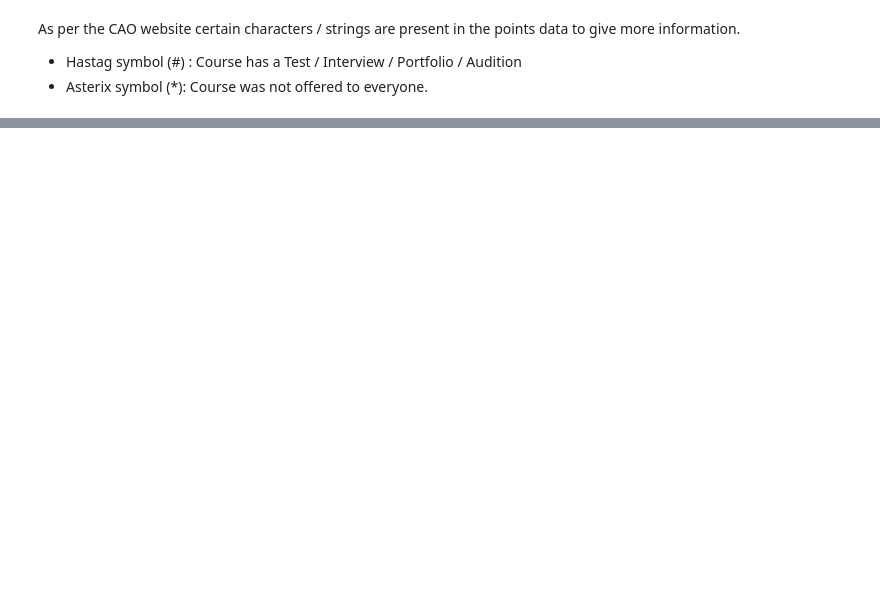
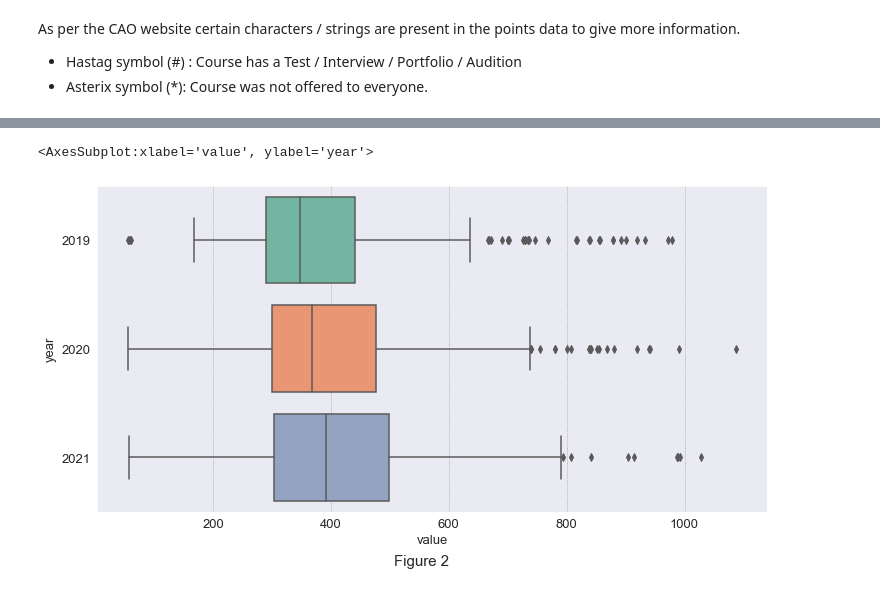
Before and after one commit to CiaranMoran27/playing_with_jupyter, a Jupyter notebook: cao.ipynb, the cells around one changed output, grey strips where cells are left out. Saved outputs shown, nothing was run; the diff lists cells and outputs as text; code cells hidden in the pictures; blank space fills up the shorter version.

```diff
--- a/cao.ipynb
+++ b/cao.ipynb
@@ -585,0 +504,14 @@ ax2.hist(x6, bins = 9)
+# %%
+test = pd.melt(all_courses.reset_index(), id_vars=['category'], value_vars = ['points_r1_2019', 'points_r1_2020', 'points_r1_2021'])
+
+test['year'] = np.where(test['variable'].str.contains('2021'), '2021',
+                       np.where(test['variable'].str.contains('2020'), '2020',
+                               np.where(test['variable'].str.contains('2019'), '2019', '')))
+# %%
+fig, ax = plt.subplots(figsize = (12, 6))
+plt.figtext(0.5, 0, 'Figure 2', wrap = True, horizontalalignment = 'center', fontsize = 15);
+#sns.violinplot(x = "year", y = "value", hue = "year",data = test)
+sns.boxplot(data = test, x = 'value', y = 'year', orient="h", palette="Set2")
+# %% [output]
+<AxesSubplot:xlabel='value', ylabel='year'>
+[figure, added]
```
Also changed, not shown: parts of 24 cells of this notebook, 4 other files.
